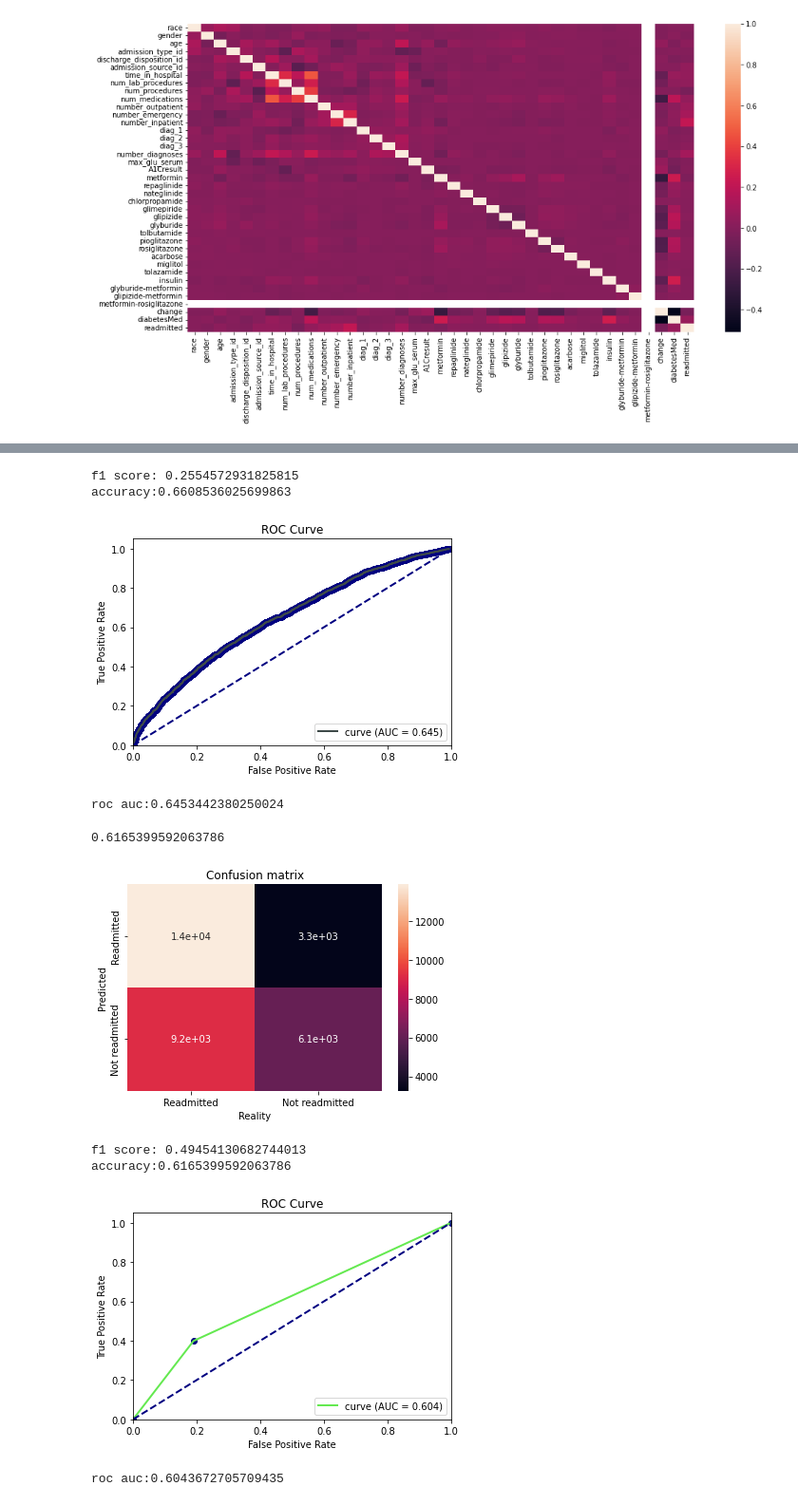
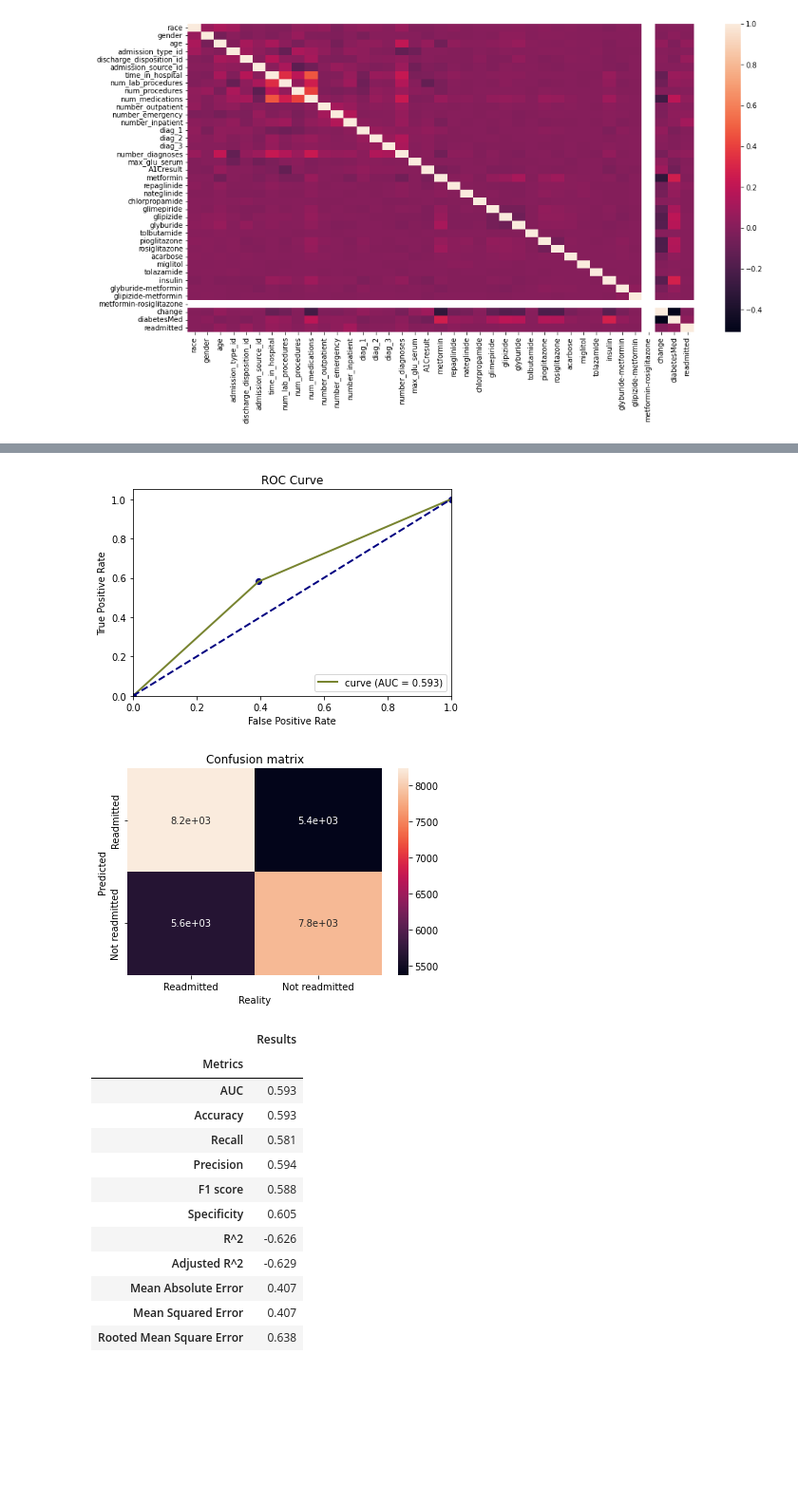
Before and after one commit to Const679/Python-Diabete, a Jupyter notebook: Final_project.ipynb, the cells around one changed output, grey strips where cells are left out. Shown at 95% size. Cells and saved outputs as stored; diff of their text form; code cells hidden in the pictures; blank space fills up the shorter version.

Commit message:
final models

```diff
--- a/Final_project.ipynb
+++ b/Final_project.ipynb
@@ -379,0 +371,13 @@ plt.show()
+# %%
+lr = LogisticRegression()
+lr.fit(X_train,y_train)
+y_pred=lr.predict(X_test)
+res_metrics(X_test,y_test,y_pred)
+roc_auc( y_test, y_pred)
+sns.heatmap(sklearn.metrics.confusion_matrix(y_test, y_pred),annot=True,
+            xticklabels=["Readmitted", "Not readmitted"],
+            yticklabels=["Readmitted", "Not readmitted"])
+plt.ylabel("Predicted")
+plt.xlabel("Reality")
+plt.title("Confusion matrix")
+plt.show()
@@ -411,6 +392,0 @@ from sklearn.metrics import confusion_matrix as cm
-# %%
-from sklearn.model_selection import train_test_split
-
-X, y = df.loc[:,df.columns!='readmitted'],df['readmitted']
-X_train, X_test, y_train, y_test = train_test_split(X, y, test_size=0.33)
-print(X_train.shape, X_test.shape, y_train.shape, y_test.shape)
@@ -467 +401,6 @@ def roc_auc(pred, act, plot=True, label = "curve"):
+# %%
+train_input_new = pd.DataFrame(train_input_new, columns = list(X.columns))
+X_train, X_test, y_train, y_test = train_test_split(train_input_new, train_output_new, test_size=0.33)
+X_train = scaler.fit_transform(X_train)
+X_test = scaler.transform(X_test)
 # %%
@@ -566,45 +499,32 @@ num_procedures             -0.064368
 dtype: float64
-# %%
-y_pred = lr.predict_proba(X_test)[:,1]
-fpr, tpr, threshold = sklearn.metrics.roc_curve(y_test, y_pred, drop_intermediate=True)
-df_res = pd.DataFrame(data={'fpr':fpr, 'tpr':tpr, 'threshold':threshold})
-df_res = df_res[['threshold','fpr','tpr']]
-sklearn.metrics.auc(fpr, tpr)
-t=y.value_counts()[1]/y.value_counts().sum()
-print('f1 score: '+str(sklearn.metrics.f1_score(y_test, y_pred>t)))
-print('accuracy:'+str(sklearn.metrics.accuracy_score(y_test, y_pred>t)))
-print('roc auc:'+str(roc_auc(y_pred, y_test)))
-# %% [output]
-f1 score: 0.2554572931825815
-accuracy:0.6608536025699863
-[figure, removed]
-roc auc:0.6453442380250024
 # %%
-y_pred=lr.predict(X_test)
-coef_df = pd.DataFrame(lr.coef_, columns = X.columns)
-coef_df['intercept'] = lr.intercept_
-coef_df
-model_score = lr.score(X_test, y_test)
-print(model_score)
-print()
+y_pred = lr.predict(X_test)
+roc_auc(y_test,y_pred)
 sns.heatmap(sklearn.metrics.confusion_matrix(y_test, y_pred),annot=True,
             xticklabels=["Readmitted", "Not readmitted"],
             yticklabels=["Readmitted", "Not readmitted"])
 plt.ylabel("Predicted")
 plt.xlabel("Reality")
 plt.title("Confusion matrix")
 plt.show()
-t=y.value_counts()[1]/y.value_counts().sum()
-print('f1 score: '+str(sklearn.metrics.f1_score(y_test, y_pred>t)))
-print('accuracy:'+str(sklearn.metrics.accuracy_score(y_test, y_pred>t)))
-print('roc auc:'+str(roc_auc(y_pred, y_test)))
+lr_res=res_metrics(X_test,y_test,y_pred)
+lr_res
 # %% [output]
-0.6165399592063786
-[figure, old version]
+[figure, new version]
-f1 score: 0.49454130682744013
-accuracy:0.6165399592063786
-[figure, old version]
+[figure, new version]
-roc auc:0.6043672705709435
+|  | Results |
+| Metrics |  |
+| AUC | 0.593 |
+| Accuracy | 0.593 |
+| Recall | 0.581 |
+| Precision | 0.594 |
+| F1 score | 0.588 |
+| Specificity | 0.605 |
+| R^2 | -0.626 |
+| Adjusted R^2 | -0.629 |
+| Mean Absolute Error | 0.407 |
+| Mean Squared Error | 0.407 |
+| Rooted Mean Square Error | 0.638 |
 # %%
 param_grid = {
     'bootstrap': [True],
```
Also changed, not shown: parts of 47 cells of this notebook.
